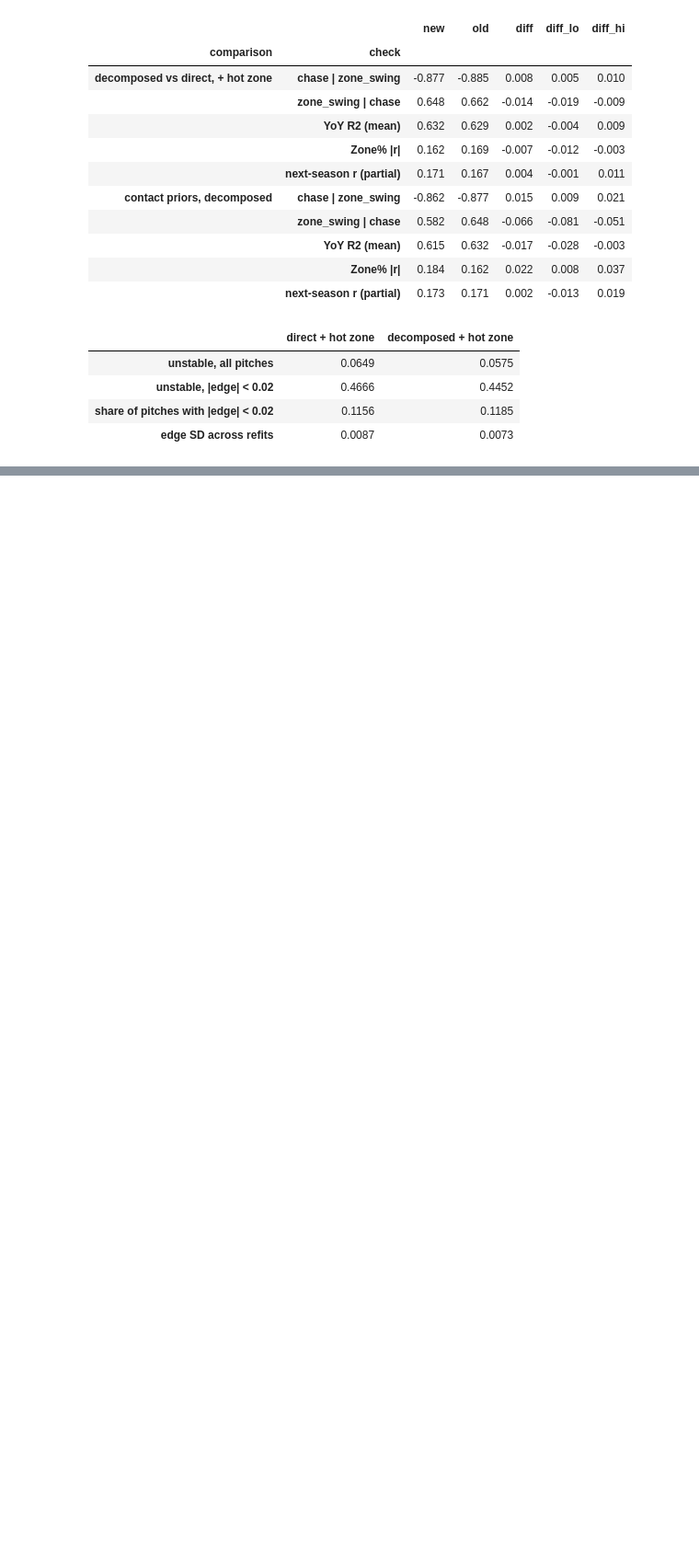
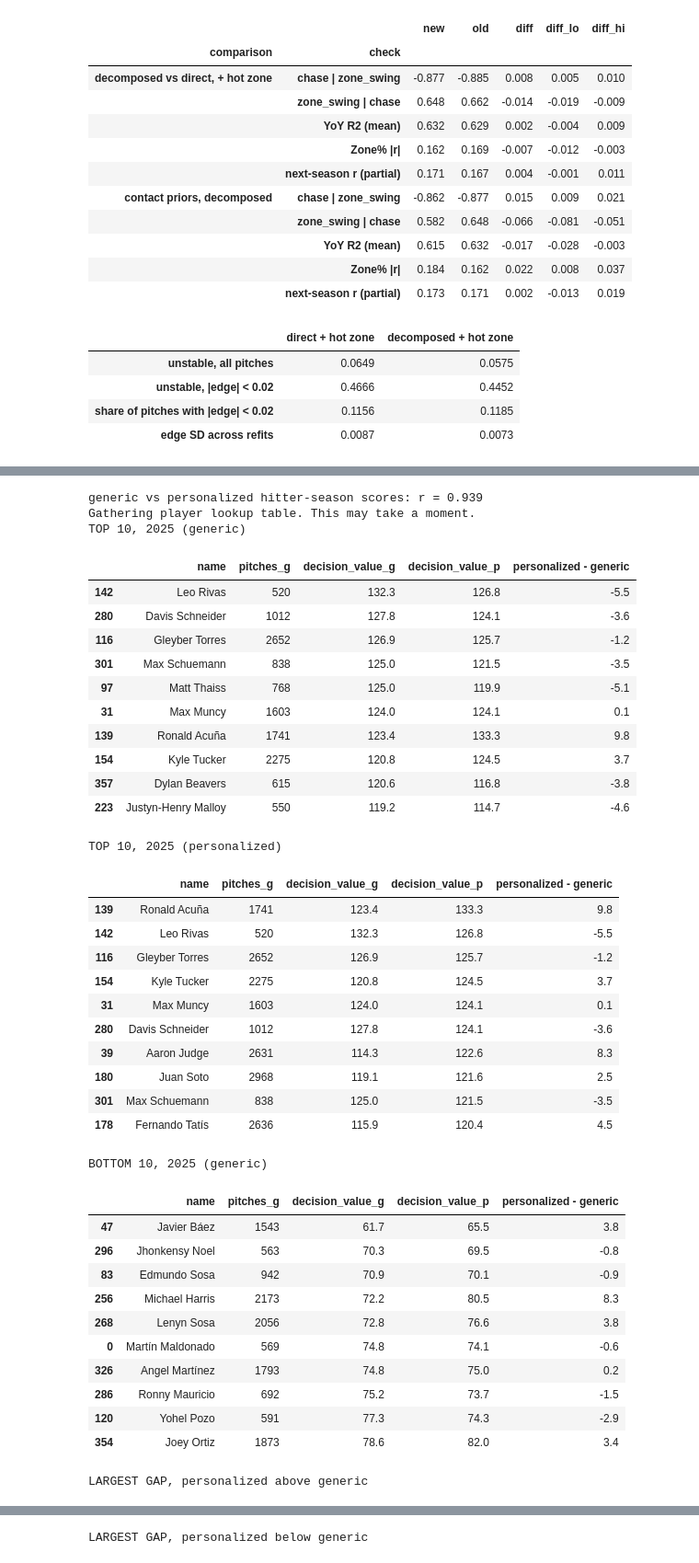
Before and after one commit to Jack1021ohoh/batter_decision_value, a Jupyter notebook: notebooks/v4_decomposition.ipynb, the cells around one changed output, grey strips where cells are left out. Shown at 92% size. Saved outputs shown, nothing was run; the diff lists cells and outputs as text; code cells hidden in the pictures; blank space fills up the shorter version.

```diff
--- a/notebooks/v4_decomposition.ipynb
+++ b/notebooks/v4_decomposition.ipynb
@@ -429,0 +505,61 @@ bench[SHOW]
+# %%
+# How different are the two answers?
+sg, sp = (E.player_metric(outputs[n].held, 'signed_edge') for n in ('generic', 'personalized'))
+m = sg.merge(sp, on=['season', 'batter'], suffixes=('_g', '_p'))
+print(f"generic vs personalized hitter-season scores: r = {np.corrcoef(m.decision_value_g, m.decision_value_p)[0, 1]:.3f}")
+try:
+    from pybaseball import playerid_reverse_lookup
+    s25 = m[m.season == 2025].copy()
+    nm = playerid_reverse_lookup(s25.batter.tolist())
+    nm['name'] = (nm.name_first + ' ' + nm.name_last).str.title()
+    s25 = s25.merge(nm[['key_mlbam', 'name']], left_on='batter', right_on='key_mlbam')
+    s25['personalized - generic'] = s25.decision_value_p - s25.decision_value_g
+    cols = ['name', 'pitches_g', 'decision_value_g', 'decision_value_p', 'personalized - generic']
+    for title, frame in [('TOP 10, 2025 (generic)', s25.nlargest(10, 'decision_value_g')),
+                         ('TOP 10, 2025 (personalized)', s25.nlargest(10, 'decision_value_p')),
+                         ('BOTTOM 10, 2025 (generic)', s25.nsmallest(10, 'decision_value_g')),
+                         ('LARGEST GAP, personalized above generic', s25.nlargest(8, 'personalized - generic')),
+                         ('LARGEST GAP, personalized below generic', s25.nsmallest(8, 'personalized - generic'))]:
+        print(title); display(frame[cols].round(1))
+except Exception as exc:
+    print(f'name lookup unavailable ({exc})')
+# %% [output]
+generic vs personalized hitter-season scores: r = 0.939
+Gathering player lookup table. This may take a moment.
+TOP 10, 2025 (generic)
+|  | name | pitches_g | decision_value_g | decision_value_p | personalized - generic |
+| 142 | Leo Rivas | 520 | 132.3 | 126.8 | -5.5 |
+| 280 | Davis Schneider | 1012 | 127.8 | 124.1 | -3.6 |
+| 116 | Gleyber Torres | 2652 | 126.9 | 125.7 | -1.2 |
+| 301 | Max Schuemann | 838 | 125.0 | 121.5 | -3.5 |
+| 97 | Matt Thaiss | 768 | 125.0 | 119.9 | -5.1 |
+| 31 | Max Muncy | 1603 | 124.0 | 124.1 | 0.1 |
+| 139 | Ronald Acuña | 1741 | 123.4 | 133.3 | 9.8 |
+| 154 | Kyle Tucker | 2275 | 120.8 | 124.5 | 3.7 |
+| 357 | Dylan Beavers | 615 | 120.6 | 116.8 | -3.8 |
+| 223 | Justyn-Henry Malloy | 550 | 119.2 | 114.7 | -4.6 |
+TOP 10, 2025 (personalized)
+|  | name | pitches_g | decision_value_g | decision_value_p | personalized - generic |
+| 139 | Ronald Acuña | 1741 | 123.4 | 133.3 | 9.8 |
+| 142 | Leo Rivas | 520 | 132.3 | 126.8 | -5.5 |
+| 116 | Gleyber Torres | 2652 | 126.9 | 125.7 | -1.2 |
+| 154 | Kyle Tucker | 2275 | 120.8 | 124.5 | 3.7 |
+| 31 | Max Muncy | 1603 | 124.0 | 124.1 | 0.1 |
+| 280 | Davis Schneider | 1012 | 127.8 | 124.1 | -3.6 |
+| 39 | Aaron Judge | 2631 | 114.3 | 122.6 | 8.3 |
+| 180 | Juan Soto | 2968 | 119.1 | 121.6 | 2.5 |
+| 301 | Max Schuemann | 838 | 125.0 | 121.5 | -3.5 |
+| 178 | Fernando Tatís | 2636 | 115.9 | 120.4 | 4.5 |
+BOTTOM 10, 2025 (generic)
+|  | name | pitches_g | decision_value_g | decision_value_p | personalized - generic |
+| 47 | Javier Báez | 1543 | 61.7 | 65.5 | 3.8 |
+| 296 | Jhonkensy Noel | 563 | 70.3 | 69.5 | -0.8 |
+| 83 | Edmundo Sosa | 942 | 70.9 | 70.1 | -0.9 |
+| 256 | Michael Harris | 2173 | 72.2 | 80.5 | 8.3 |
+| 268 | Lenyn Sosa | 2056 | 72.8 | 76.6 | 3.8 |
+| 0 | Martín Maldonado | 569 | 74.8 | 74.1 | -0.6 |
+| 326 | Angel Martínez | 1793 | 74.8 | 75.0 | 0.2 |
+| 286 | Ronny Mauricio | 692 | 75.2 | 73.7 | -1.5 |
+| 120 | Yohel Pozo | 591 | 77.3 | 74.3 | -2.9 |
+| 354 | Joey Ortiz | 1873 | 78.6 | 82.0 | 3.4 |
+LARGEST GAP, personalized above generic
@@ -429,0 +575 @@ bench[SHOW]
+LARGEST GAP, personalized below generic
```
Also changed, not shown: parts of 14 cells of this notebook, 1 other file.
